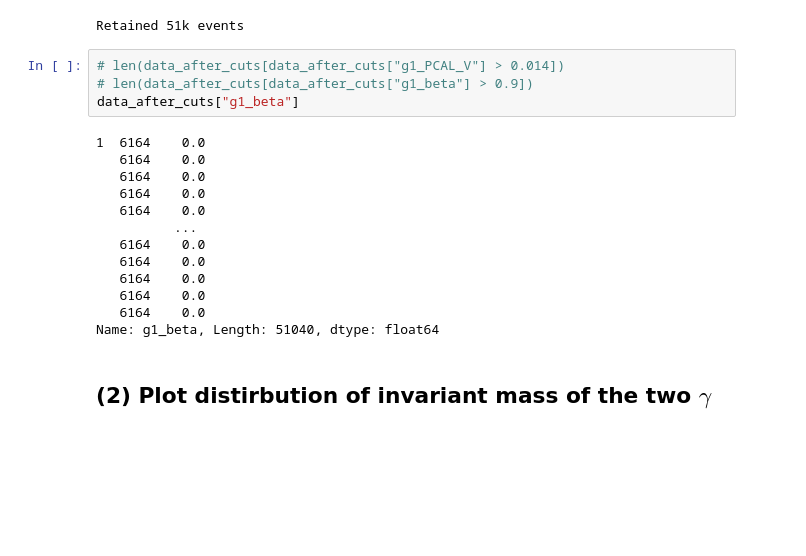
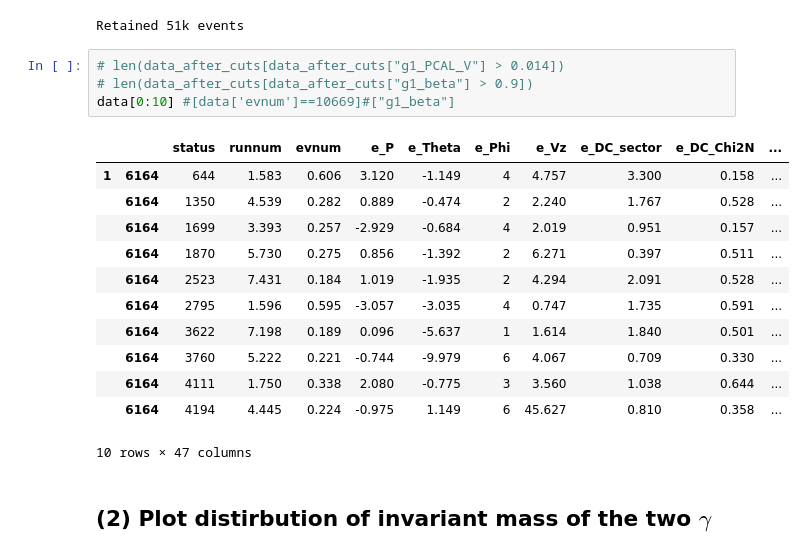
Before and after one commit to erezcoh4/CLAS12_BranchingRatios_Analysis, a Jupyter notebook: PythonAnalysis/InvariantMass_2gammas/FirstLookAtInvariantMass.ipynb, the cells around one changed output. Cells and saved outputs as stored; diff of their text form; blank space fills up the shorter version.

```diff
--- a/PythonAnalysis/InvariantMass_2gammas/FirstLookAtInvariantMass.ipynb
+++ b/PythonAnalysis/InvariantMass_2gammas/FirstLookAtInvariantMass.ipynb
@@ -66,20 +66,20 @@ Retained 51k events
 # %%
 # len(data_after_cuts[data_after_cuts["g1_PCAL_V"] > 0.014])
 # len(data_after_cuts[data_after_cuts["g1_beta"] > 0.9])
-data_after_cuts["g1_beta"]
+data[0:10] #[data['evnum']==10669]#["g1_beta"]
 # %% [output]
+|  |  | status | runnum | evnum | e_P | e_Theta | e_Phi | e_Vz | e_DC_sector | e_DC_Chi2N | ... |
+| 1 | 6164 | 644 | 1.583 | 0.606 | 3.120 | -1.149 | 4 | 4.757 | 3.300 | 0.158 | ... |
+|  | 6164 | 1350 | 4.539 | 0.282 | 0.889 | -0.474 | 2 | 2.240 | 1.767 | 0.528 | ... |
+|  | 6164 | 1699 | 3.393 | 0.257 | -2.929 | -0.684 | 4 | 2.019 | 0.951 | 0.157 | ... |
+|  | 6164 | 1870 | 5.730 | 0.275 | 0.856 | -1.392 | 2 | 6.271 | 0.397 | 0.511 | ... |
+|  | 6164 | 2523 | 7.431 | 0.184 | 1.019 | -1.935 | 2 | 4.294 | 2.091 | 0.528 | ... |
+|  | 6164 | 2795 | 1.596 | 0.595 | -3.057 | -3.035 | 4 | 0.747 | 1.735 | 0.591 | ... |
+|  | 6164 | 3622 | 7.198 | 0.189 | 0.096 | -5.637 | 1 | 1.614 | 1.840 | 0.501 | ... |
+|  | 6164 | 3760 | 5.222 | 0.221 | -0.744 | -9.979 | 6 | 4.067 | 0.709 | 0.330 | ... |
+|  | 6164 | 4111 | 1.750 | 0.338 | 2.080 | -0.775 | 3 | 3.560 | 1.038 | 0.644 | ... |
+|  | 6164 | 4194 | 4.445 | 0.224 | -0.975 | 1.149 | 6 | 45.627 | 0.810 | 0.358 | ... |
-1  6164    0.0
-   6164    0.0
-   6164    0.0
-   6164    0.0
-   6164    0.0
-          ...
-   6164    0.0
-   6164    0.0
-   6164    0.0
-   6164    0.0
-   6164    0.0
-Name: g1_beta, Length: 51040, dtype: float64
+10 rows × 47 columns
 # %% [markdown]
 ## (2) Plot distirbution of invariant mass of the two $\gamma$
 # %%
```
Also changed, not shown: 1 other file.
